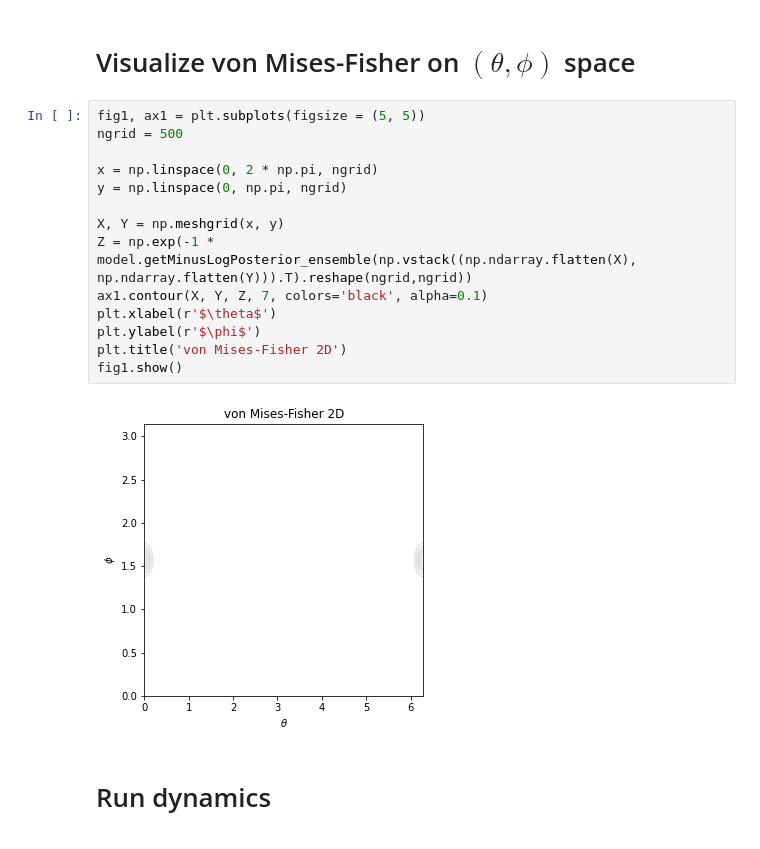
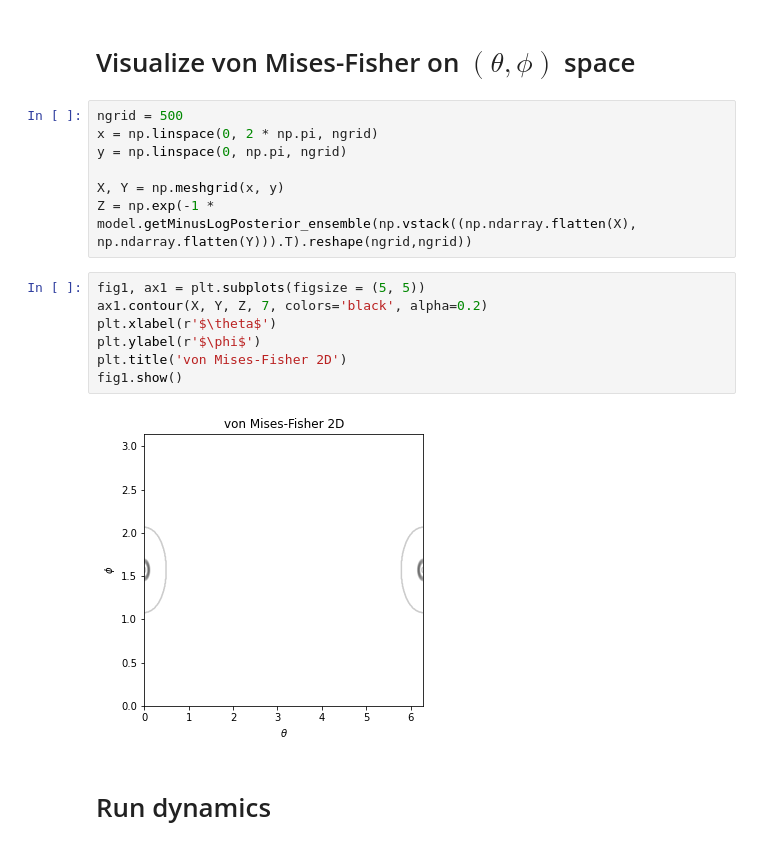
Before and after one commit to leviyevalex/sSVN_GW, a Jupyter notebook: notebooks/topology_sphere.ipynb, the cells around one changed output. Saved outputs shown, nothing was run; the diff lists cells and outputs as text.

```diff
--- a/notebooks/topology_sphere.ipynb
+++ b/notebooks/topology_sphere.ipynb
@@ -49,20 +49,20 @@ fig.show()
 # %% [markdown]
 # Visualize von Mises-Fisher on $(\theta, \phi)$ space
 # %%
-fig1, ax1 = plt.subplots(figsize = (5, 5))
 ngrid = 500
-
 x = np.linspace(0, 2 * np.pi, ngrid)
 y = np.linspace(0, np.pi, ngrid)
 
 X, Y = np.meshgrid(x, y)
 Z = np.exp(-1 * model.getMinusLogPosterior_ensemble(np.vstack((np.ndarray.flatten(X), np.ndarray.flatten(Y))).T).reshape(ngrid,ngrid))
-ax1.contour(X, Y, Z, 7, colors='black', alpha=0.1)
-plt.xlabel(r'$\theta$')
-plt.ylabel(r'$\phi$')
-plt.title('von Mises-Fisher 2D')
-fig1.show()
-# %% [output]
-[figure, removed]
+# %%
+fig1, ax1 = plt.subplots(figsize = (5, 5))
+ax1.contour(X, Y, Z, 7, colors='black', alpha=0.2)
+plt.xlabel(r'$\theta$')
+plt.ylabel(r'$\phi$')
+plt.title('von Mises-Fisher 2D')
+fig1.show()
+# %% [output]
+[figure, added]
 # %% [markdown]
 # Run dynamics
```
Also changed, not shown: parts of 8 cells of this notebook, 12 other files.
